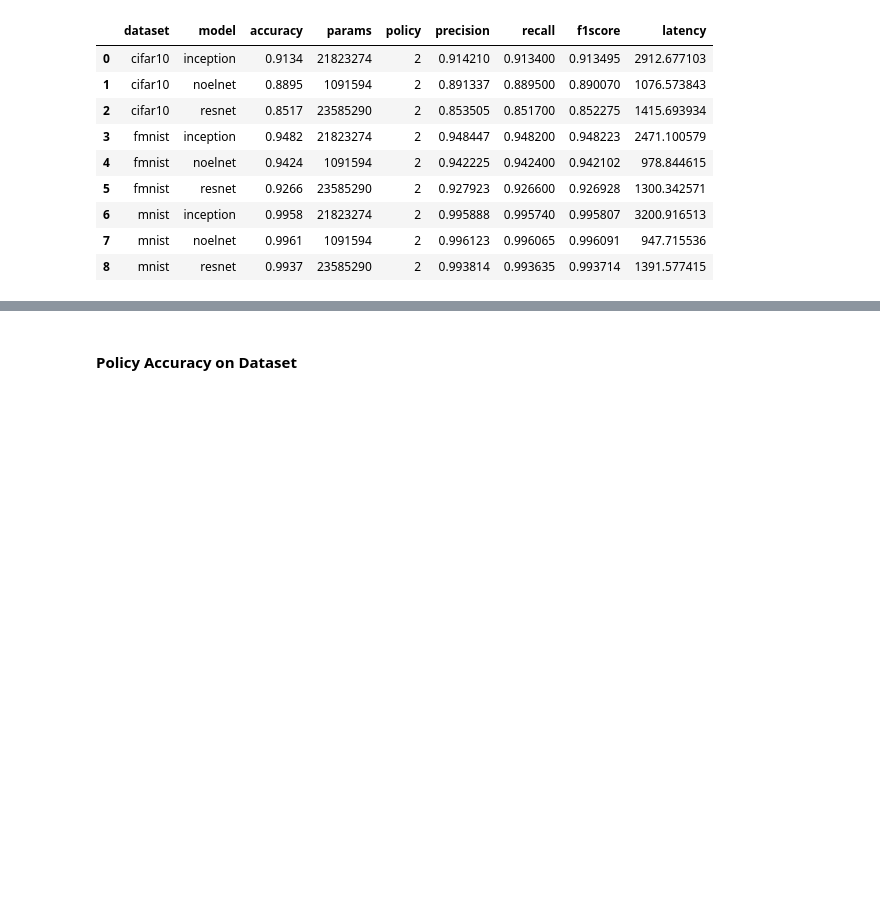
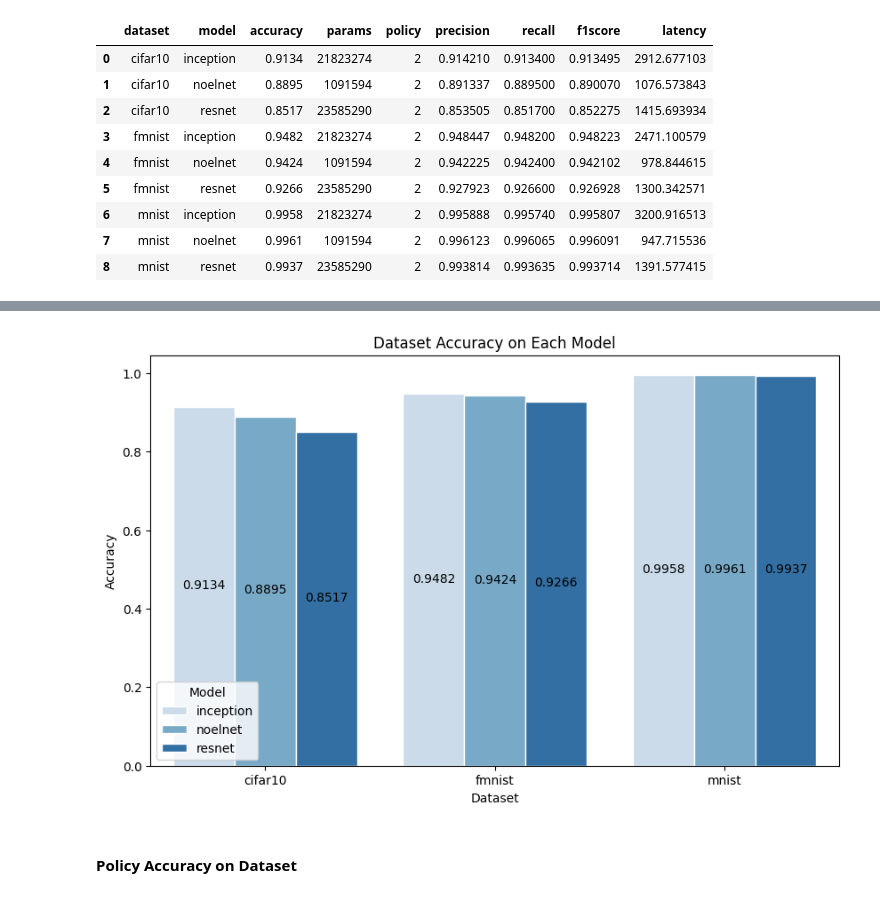
Before and after one commit to davidanoel/phd, a Jupyter notebook: analysis/analysis.ipynb, the cells around one changed output, grey strips where cells are left out. Saved outputs shown, nothing was run; the diff lists cells and outputs as text; code cells hidden in the pictures; blank space fills up the shorter version.

```diff
--- a/analysis/analysis.ipynb
+++ b/analysis/analysis.ipynb
@@ -343,3 +357,21 @@ plt.show()
+# %%
+# show chart of highest accuracy for each dataset and model
+fig, ax = plt.subplots(figsize = (10,6))
+sns.barplot(x = 'dataset',
+            y = 'accuracy',
+            hue = 'model',
+            data = max_acc,
+            palette = "Blues",
+            errwidth=0,
+            edgecolor = "w")
+ax.set_title("Dataset Accuracy on Each Model")
+ax.set(xlabel='Dataset', ylabel='Accuracy')
+ax.legend(title="Model",loc='lower left')
+for i in ax.containers:
+    ax.bar_label(i,fmt="%.4f", padding=1,label_type='center')
+plt.show()
+# %% [output]
+[figure, added]
 # %% [markdown]
 #### Policy Accuracy on Dataset
 # %%
```
Also changed, not shown: parts of 4 cells of this notebook.
